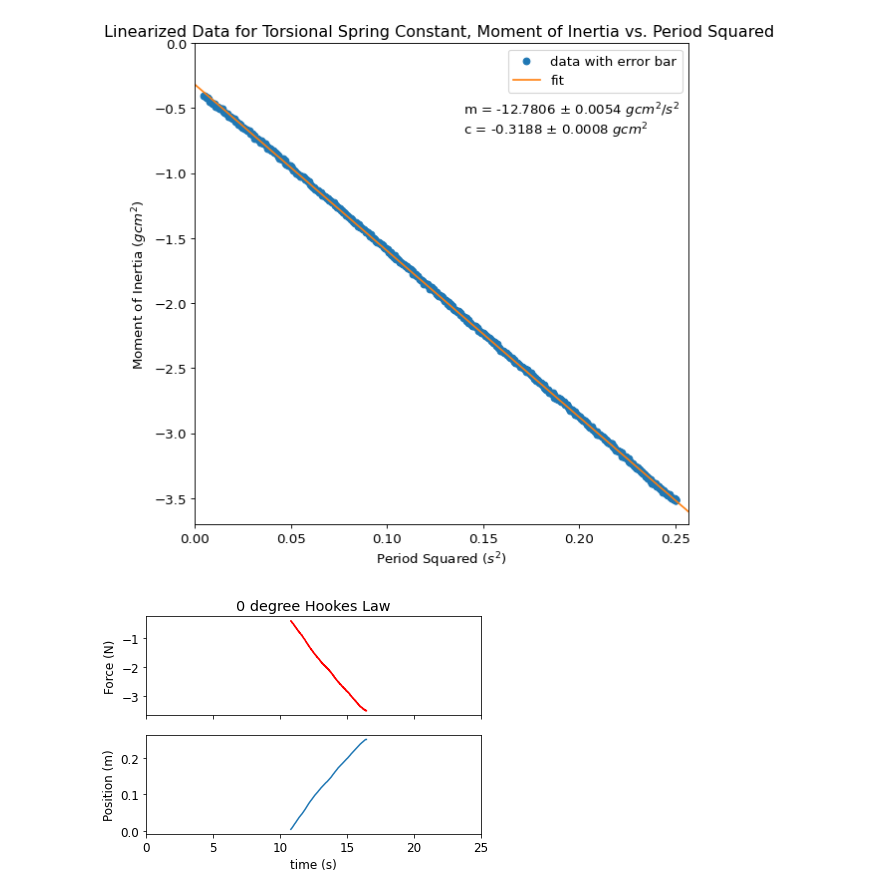
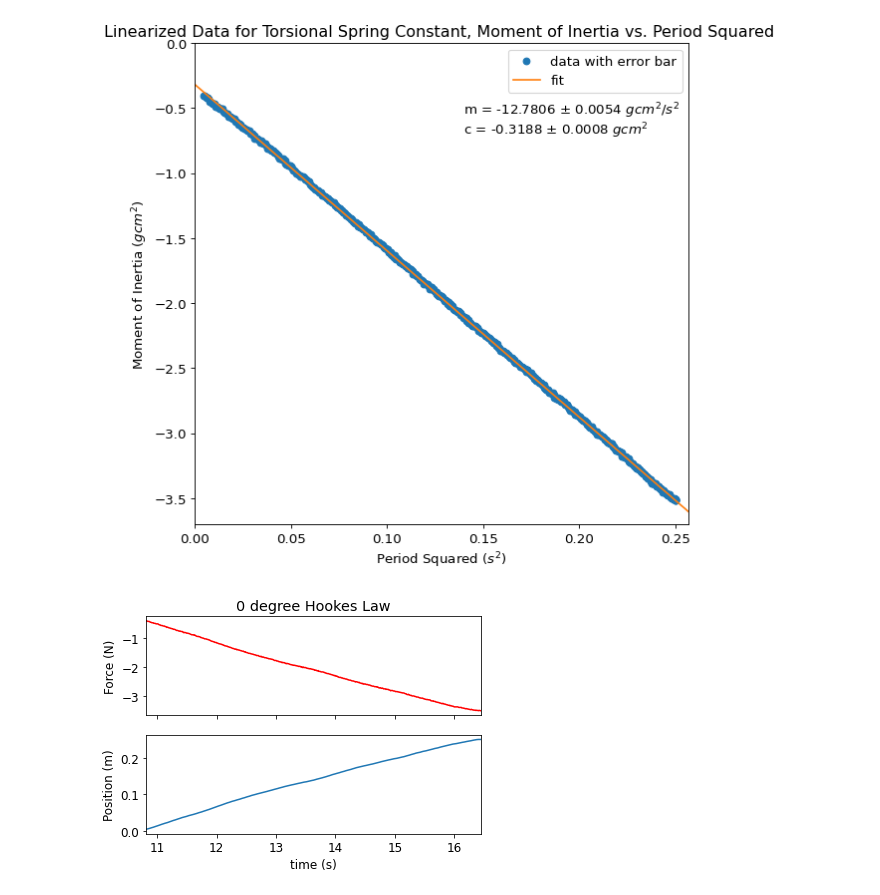
Before and after one commit to matthew-ding/physics5bl, a Jupyter notebook: Lab7/Data/Lab7_Part1.ipynb, the cells around one changed output. Saved outputs shown, nothing was run; the diff lists cells and outputs as text; code cells hidden in the pictures.

```diff
--- a/Lab7/Data/Lab7_Part1.ipynb
+++ b/Lab7/Data/Lab7_Part1.ipynb
@@ -56,14 +56,14 @@ plt.show()
 # %%
 # Two subplots, the axes array is shared
 # Choose the sensor for fitting.
 f, axarr = plt.subplots(2, sharex=True)
-plt.xlim(0, 25)
+plt.xlim(min(time), max(time))
 axarr[0].plot(time, force,'r')
 axarr[0].set_title('0 degree Hookes Law')
 axarr[0].set_ylabel('Force (N)')
 axarr[1].plot(time, position)
 axarr[1].set_xlabel('time (s)')
 axarr[1].set_ylabel('Position (m)')
 plt.show()
 # %% [output]
-[figure, old version]
+[figure, new version]
```
